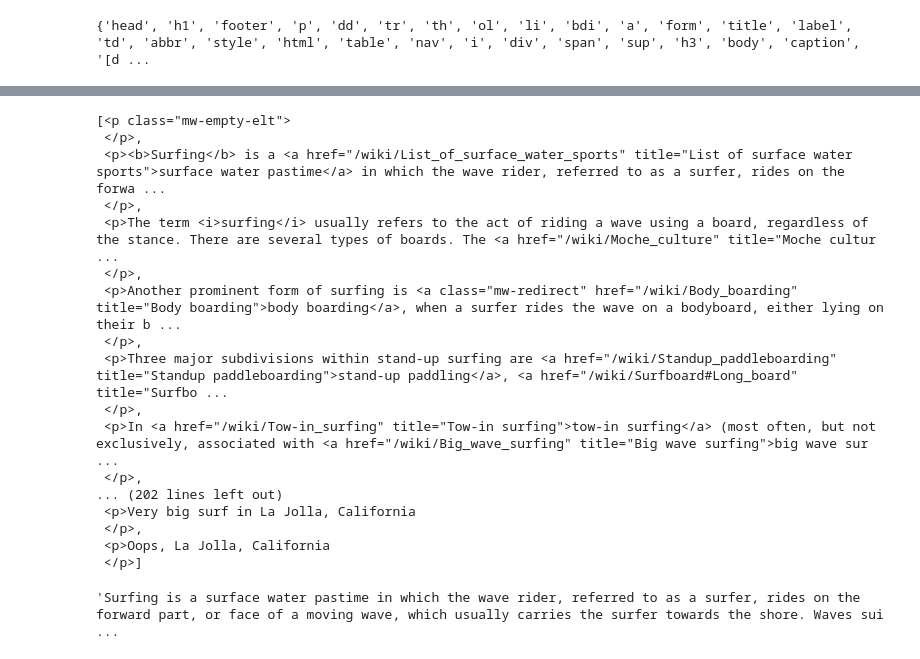
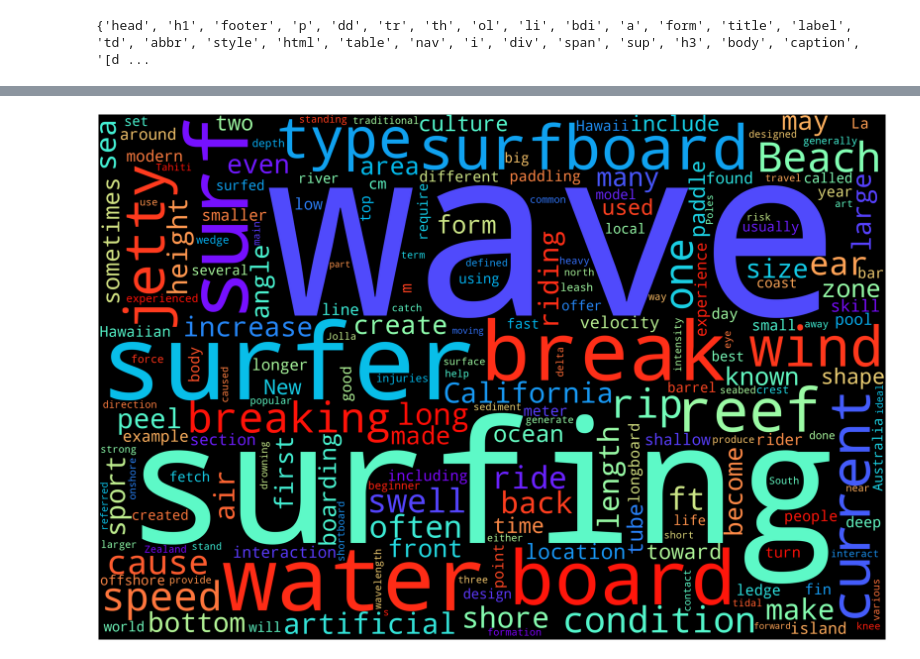
Before and after one commit to jaysueno/wordcloud_generator, a Jupyter notebook: wordcloud_generator.ipynb, the cells around one changed output, grey strips where cells are left out. Drawn from its saved outputs; the diff is of its cells as text; code cells hidden in the pictures.

Commit message:
completed wordcloud notebook code

```diff
--- a/wordcloud_generator.ipynb
+++ b/wordcloud_generator.ipynb
@@ -67,20 +49,0 @@ text2
-# %%
-soup.find_all('p')
-# %% [output]
-[<p class="mw-empty-elt">
- </p>,
- <p><b>Surfing</b> is a <a href="/wiki/List_of_surface_water_sports" title="List of surface water sports">surface water pastime</a> in which the wave rider, referred to as a surfer, rides on the forwa ...
- </p>,
- <p>The term <i>surfing</i> usually refers to the act of riding a wave using a board, regardless of the stance. There are several types of boards. The <a href="/wiki/Moche_culture" title="Moche cultur ...
- </p>,
- <p>Another prominent form of surfing is <a class="mw-redirect" href="/wiki/Body_boarding" title="Body boarding">body boarding</a>, when a surfer rides the wave on a bodyboard, either lying on their b ...
- </p>,
- <p>Three major subdivisions within stand-up surfing are <a href="/wiki/Standup_paddleboarding" title="Standup paddleboarding">stand-up paddling</a>, <a href="/wiki/Surfboard#Long_board" title="Surfbo ...
- </p>,
- <p>In <a href="/wiki/Tow-in_surfing" title="Tow-in surfing">tow-in surfing</a> (most often, but not exclusively, associated with <a href="/wiki/Big_wave_surfing" title="Big wave surfing">big wave sur ...
- </p>,
-... (202 lines left out)
- <p>Very big surf in La Jolla, California
- </p>,
- <p>Oops, La Jolla, California
- </p>]
@@ -91,9 +57,8 @@ text2 = re.sub(r'\[.*?\]+', '', text2)
 # remove the line breaks \n
 text2 = text2.replace('\n', '')
 
-text2
+# Uncomment to see text2.
+# text2
-# %% [output]
-'Surfing is a surface water pastime in which the wave rider, referred to as a surfer, rides on the forward part, or face of a moving wave, which usually carries the surfer towards the shore. Waves sui ...
 # %%
 # Import packages toat plot our wordcloud
 import matplotlib.pyplot as plt
@@ -114,0 +75,12 @@ from wordcloud import WordCloud, STOPWORDS
+# %%
+# Now let's create the wiki 'Surfing' wordcloud
+# Import wordcloud library packages
+from wordcloud import WordCloud, STOPWORDS
+
+# Generate wordcloud using text2 with beautiful soup
+cloud = WordCloud(width = 3000, height = 2000, random_state=1, background_color='black',
+                  colormap='rainbow', collocations=False, stopwords = STOPWORDS).generate(text2)
+
+plot_cloud(cloud)
+# %% [output]
+[figure, added]
```
Also changed, not shown: parts of 6 cells of this notebook.
